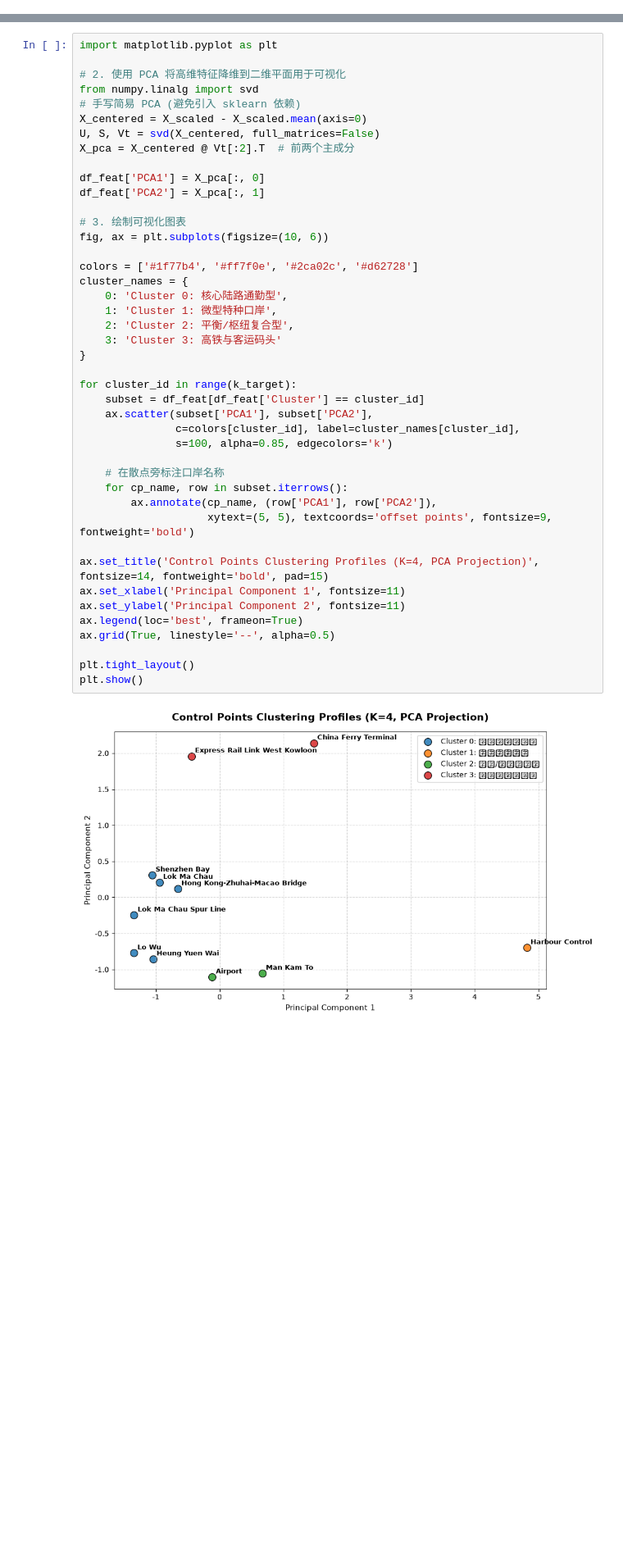
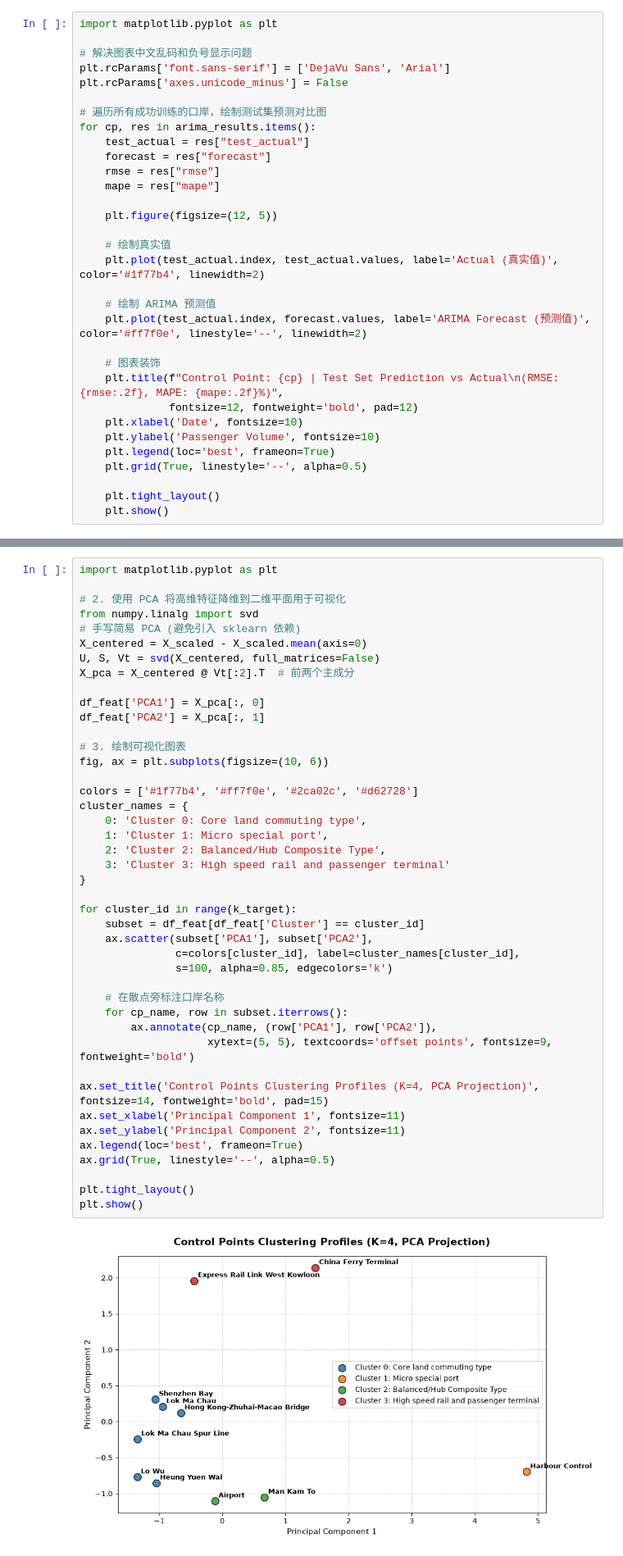
Before and after one commit to WangJichun323/MATH7810, a Jupyter notebook: 7005project/7005project new.ipynb, the cells around one changed output, grey strips where cells are left out. Shown at 82% size. Drawn from its saved outputs; the diff is of its cells as text; blank space fills up the shorter version.

```diff
--- a/7005project/7005project new.ipynb
+++ b/7005project/7005project new.ipynb
@@ -580,3 +413,35 @@ China Ferry Terminal             | d = 0       |       756.44 |  89.76%
 Harbour Control                  | d = 0       |        37.28 |  54.49%
 ---------------------------------------------------------------------------
 所有口岸 ARIMA 模型训练与预测完成！
+# %%
+import matplotlib.pyplot as plt
+
+# 解决图表中文乱码和负号显示问题
+plt.rcParams['font.sans-serif'] = ['DejaVu Sans', 'Arial']
+plt.rcParams['axes.unicode_minus'] = False
+
+# 遍历所有成功训练的口岸，绘制测试集预测对比图
+for cp, res in arima_results.items():
+    test_actual = res["test_actual"]
+    forecast = res["forecast"]
+    rmse = res["rmse"]
+    mape = res["mape"]
+
+    plt.figure(figsize=(12, 5))
+
+    # 绘制真实值
+    plt.plot(test_actual.index, test_actual.values, label='Actual (真实值)', color='#1f77b4', linewidth=2)
+
+    # 绘制 ARIMA 预测值
+    plt.plot(test_actual.index, forecast.values, label='ARIMA Forecast (预测值)', color='#ff7f0e', linestyle='--', linewidth=2)
+
+    # 图表装饰
+    plt.title(f"Control Point: {cp} | Test Set Prediction vs Actual\n(RMSE: {rmse:.2f}, MAPE: {mape:.2f}%)",
+              fontsize=12, fontweight='bold', pad=12)
+    plt.xlabel('Date', fontsize=10)
+    plt.ylabel('Passenger Volume', fontsize=10)
+    plt.legend(loc='best', frameon=True)
+    plt.grid(True, linestyle='--', alpha=0.5)
+
+    plt.tight_layout()
+    plt.show()
@@ -1215,35 +1092,35 @@ X_pca = X_centered @ Vt[:2].T  # 前两个主成分
 df_feat['PCA1'] = X_pca[:, 0]
 df_feat['PCA2'] = X_pca[:, 1]
 
 # 3. 绘制可视化图表
 fig, ax = plt.subplots(figsize=(10, 6))
 
 colors = ['#1f77b4', '#ff7f0e', '#2ca02c', '#d62728']
 cluster_names = {
-    0: 'Cluster 0: 核心陆路通勤型',
-    1: 'Cluster 1: 微型特种口岸',
-    2: 'Cluster 2: 平衡/枢纽复合型',
-    3: 'Cluster 3: 高铁与客运码头'
+    0: 'Cluster 0: Core land commuting type',
+    1: 'Cluster 1: Micro special port',
+    2: 'Cluster 2: Balanced/Hub Composite Type',
+    3: 'Cluster 3: High speed rail and passenger terminal'
 }
 
 for cluster_id in range(k_target):
     subset = df_feat[df_feat['Cluster'] == cluster_id]
     ax.scatter(subset['PCA1'], subset['PCA2'],
                c=colors[cluster_id], label=cluster_names[cluster_id],
                s=100, alpha=0.85, edgecolors='k')
 
     # 在散点旁标注口岸名称
     for cp_name, row in subset.iterrows():
         ax.annotate(cp_name, (row['PCA1'], row['PCA2']),
                     xytext=(5, 5), textcoords='offset points', fontsize=9, fontweight='bold')
 
 ax.set_title('Control Points Clustering Profiles (K=4, PCA Projection)', fontsize=14, fontweight='bold', pad=15)
 ax.set_xlabel('Principal Component 1', fontsize=11)
 ax.set_ylabel('Principal Component 2', fontsize=11)
 ax.legend(loc='best', frameon=True)
 ax.grid(True, linestyle='--', alpha=0.5)
 
 plt.tight_layout()
 plt.show()
 # %% [output]
-[figure, old version]
+[figure, new version]
```
Also changed, not shown: parts of 8 cells of this notebook, 4 other files.
